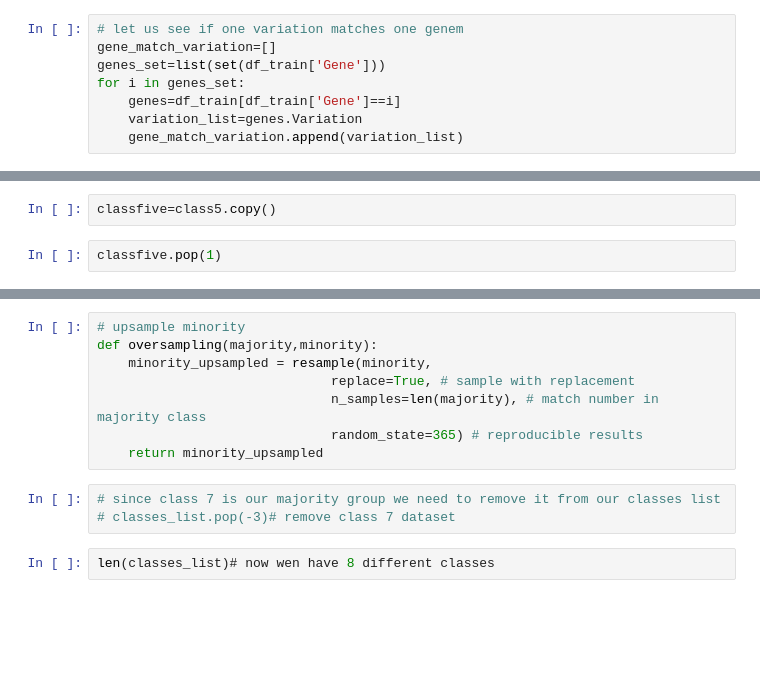
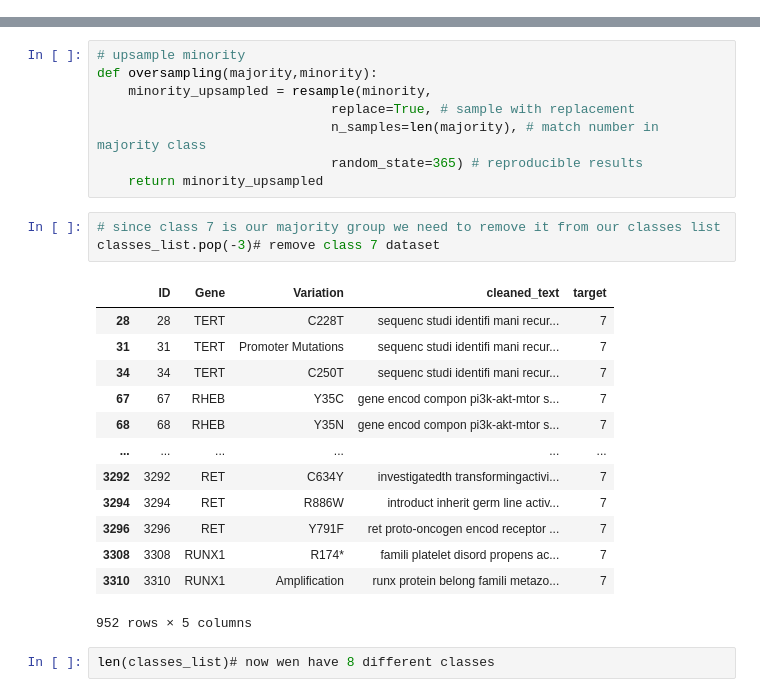
Before and after one commit to melanieshi0120/DNA_Project, a Jupyter notebook: DNA_project_EDA.ipynb, the cells around one changed output, grey strips where cells are left out. Drawn from its saved outputs; the diff is of its cells as text; blank space fills up the shorter version.

```diff
--- a/DNA_project_EDA.ipynb
+++ b/DNA_project_EDA.ipynb
@@ -109,8 +105,0 @@ plt.show()
-# %%
-# let us see if one variation matches one genem
-gene_match_variation=[]
-genes_set=list(set(df_train['Gene']))
-for i in genes_set:
-    genes=df_train[df_train['Gene']==i]
-    variation_list=genes.Variation
-    gene_match_variation.append(variation_list)
@@ -237,7 +219,3 @@ class6 = get_top_n_bigram(df_train[df_train['Class']==6]['cleaned_text'], 30)
 class7 = get_top_n_bigram(df_train[df_train['Class']==7]['cleaned_text'], 30)
 class8 = get_top_n_bigram(df_train[df_train['Class']==8]['cleaned_text'], 30)
 class9 = get_top_n_bigram(df_train[df_train['Class']==9]['cleaned_text'], 30)
-# %%
-classfive=class5.copy()
-# %%
-classfive.pop(1)
@@ -346,7 +321,21 @@ def oversampling(majority,minority):
     return minority_upsampled
 # %%
 # since class 7 is our majority group we need to remove it from our classes list
-# classes_list.pop(-3)# remove class 7 dataset
+classes_list.pop(-3)# remove class 7 dataset
+# %% [output]
+|  | ID | Gene | Variation | cleaned_text | target |
+| 28 | 28 | TERT | C228T | sequenc studi identifi mani recur... | 7 |
+| 31 | 31 | TERT | Promoter Mutations | sequenc studi identifi mani recur... | 7 |
+| 34 | 34 | TERT | C250T | sequenc studi identifi mani recur... | 7 |
+| 67 | 67 | RHEB | Y35C | gene encod compon pi3k-akt-mtor s... | 7 |
+| 68 | 68 | RHEB | Y35N | gene encod compon pi3k-akt-mtor s... | 7 |
+| ... | ... | ... | ... | ... | ... |
+| 3292 | 3292 | RET | C634Y | investigatedth transformingactivi... | 7 |
+| 3294 | 3294 | RET | R886W | introduct inherit germ line activ... | 7 |
+| 3296 | 3296 | RET | Y791F | ret proto-oncogen encod receptor ... | 7 |
+| 3308 | 3308 | RUNX1 | R174* | famili platelet disord propens ac... | 7 |
+| 3310 | 3310 | RUNX1 | Amplification | runx protein belong famili metazo... | 7 |
+952 rows × 5 columns
 # %%
 len(classes_list)# now wen have 8 different classes
 # %% [output]
```
Also changed, not shown: parts of 11 cells of this notebook, 1 other file.
